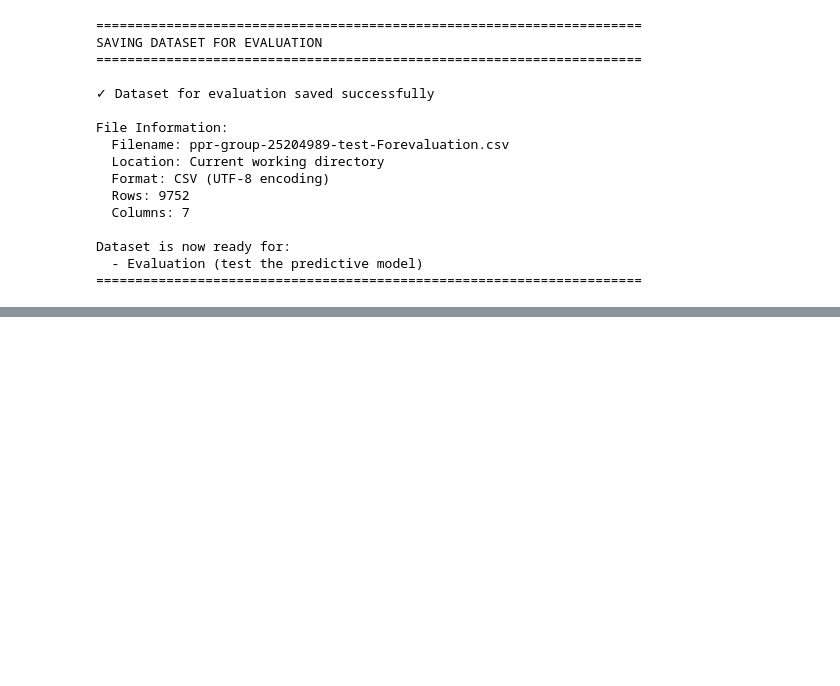
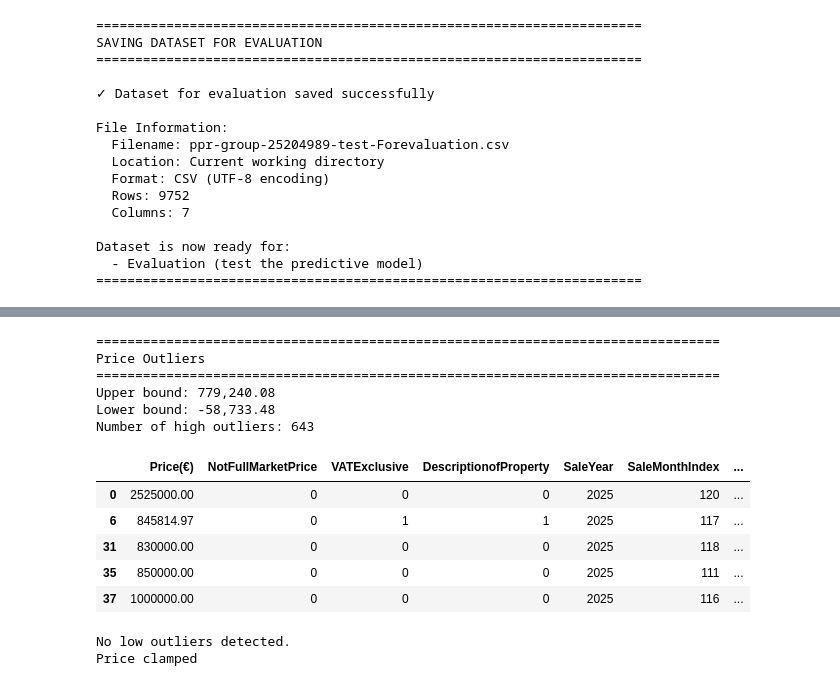
Before and after one commit to wuxiaoli-ucd/Data-Analytics, a Jupyter notebook: testdata_processing.ipynb, the cells around one changed output, grey strips where cells are left out. Drawn from its saved outputs; the diff is of its cells as text; code cells hidden in the pictures; blank space fills up the shorter version.

```diff
--- a/testdata_processing.ipynb
+++ b/testdata_processing.ipynb
@@ -910,0 +914,48 @@ Dataset is now ready for:
+# %%
+print("="*80)
+print("Price Outliers")
+print("="*80)
+
+# calculate upper_bound and lower_bound
+q1=df["Price(€)"].quantile(0.25)
+q3=df["Price(€)"].quantile(0.75)
+upper_bound = q3 + 1.5 * (q3-q1)
+lower_bound=q1-1.5 * (q3-q1)
+high_outliers_iqr = df[df["Price(€)"] > upper_bound]
+low_outliers_iqr = df[df["Price(€)"] < lower_bound]
+
+print(f"Upper bound: {upper_bound:,.2f}")
+print(f"Lower bound: {lower_bound:,.2f}")
+
+if len(high_outliers_iqr) > 0:
+    outlier_idx = high_outliers_iqr.index
+    print(f"Number of high outliers: {len(outlier_idx)}")
+    display(high_outliers_iqr.head(5))
+else:
+    print("No high outliers detected.")
+
+if len(low_outliers_iqr) > 0:
+    outlier_idx = low_outliers_iqr.index
+    print(f"Number of low outliers: {len(outlier_idx)}")
+    display(low_outliers_iqr.head(5))
+else:
+    print("No low outliers detected.")
+
+    # Clamp the outliers
+df['Price(€)'] = df['Price(€)'].clip(lower=lower_bound, upper=upper_bound)
+print("Price clamped")
+# %% [output]
+================================================================================
+Price Outliers
+================================================================================
+Upper bound: 779,240.08
+Lower bound: -58,733.48
+Number of high outliers: 643
+|  | Price(€) | NotFullMarketPrice | VATExclusive | DescriptionofProperty | SaleYear | SaleMonthIndex | ... |
+| 0 | 2525000.00 | 0 | 0 | 0 | 2025 | 120 | ... |
+| 6 | 845814.97 | 0 | 1 | 1 | 2025 | 117 | ... |
+| 31 | 830000.00 | 0 | 0 | 0 | 2025 | 118 | ... |
+| 35 | 850000.00 | 0 | 0 | 0 | 2025 | 111 | ... |
+| 37 | 1000000.00 | 0 | 0 | 0 | 2025 | 116 | ... |
+No low outliers detected.
+Price clamped
```
Also changed, not shown: parts of 2 cells of this notebook, 3 other files.
